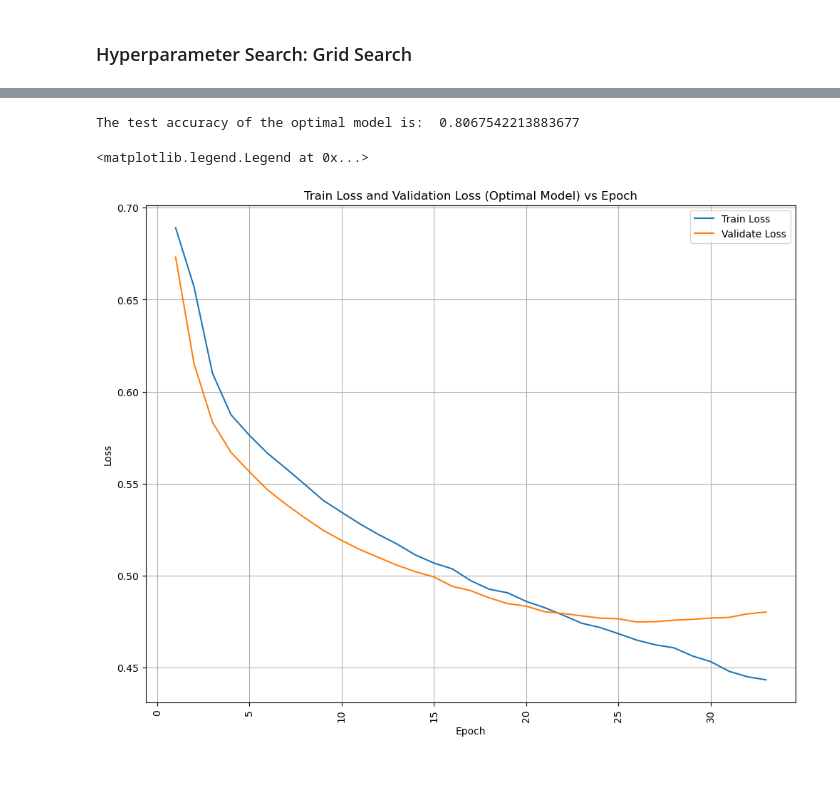
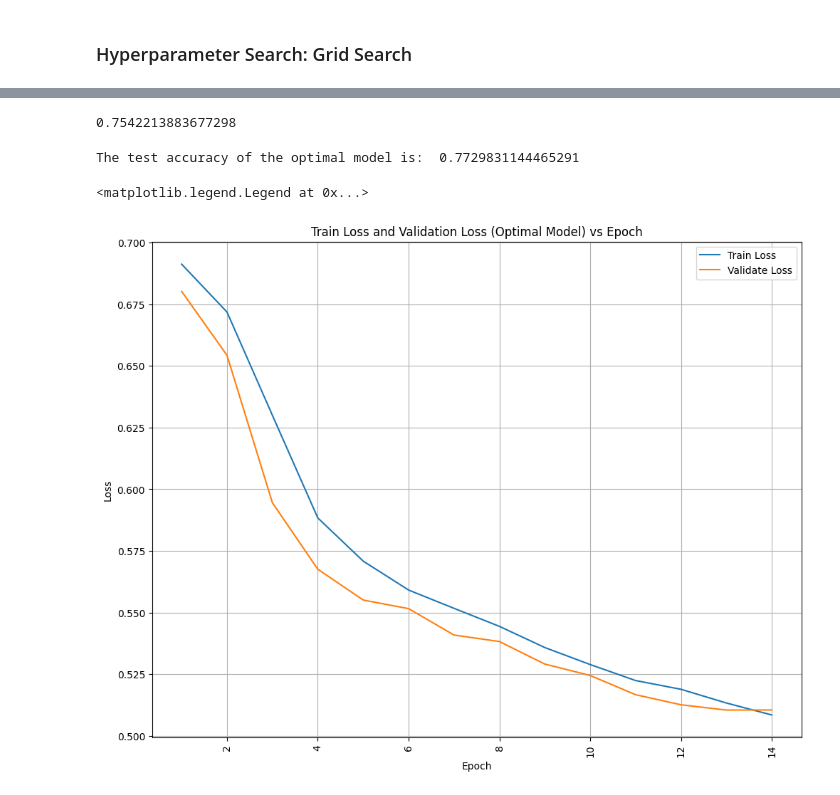
Before and after one commit to HiIAmTzeKean/SC4002-NLP, a Jupyter notebook: part_2.ipynb, the cells around one changed output, grey strips where cells are left out. Cells and saved outputs as stored; diff of their text form; code cells hidden in the pictures.

```diff
--- a/part_2.ipynb
+++ b/part_2.ipynb
@@ -806,0 +1131,6 @@ The results show that max pooling achieves a better result than just passing the
+# %%
+max_pool_rnn_sorted_both = MaxPoolRNN(input_size=EMBEDDING_DIM, hidden_size=HIDDEN_SIZE, num_layers=2, num_classes=1, embedding_matrix_torch=word_embeddings.to_tensor, padding_idx=word_embeddings.pad_idx)
+optim = torch.optim.Adam(max_pool_rnn_sorted_both.parameters(), lr=0.0001)
+criterion = nn.BCELoss()
+
+train_acc_max_sorted_both, validation_acc_max_sorted_both, train_loss_max_sorted_both, validation_loss_max_sorted_both = train_early_stop(max_pool_rnn_sorted_both, optim, criterion, train_dataloader_sorted, validation_dataloader_sorted, patience=5)
@@ -806,0 +1155,6 @@ The results show that max pooling achieves a better result than just passing the
+# %%
+plot({"Train Acc": train_acc_max_sorted_both, "Validation Acc": validation_acc_max_sorted_both}, x_label="Epochs", y_label="Accuracy", title="Max Pooling RNN Training and Validation Accuracy (Sorted)")
+plot({"Train Loss": train_loss_max_sorted_both, "Validation Loss": validation_loss_max_sorted_both}, x_label="Epochs", y_label="Accuracy", title="Max Pooling RNN Training and Validation Loss (Sorted)")
+
+i = validation_loss_max_sorted_both.index(min(validation_loss_max_sorted_both))
+print("best performance (lowest validation loss) with validation acc:", validation_acc_max_sorted_both[i], "validation loss:", validation_loss_max_sorted_both[i])
@@ -996,24 +1374,6 @@ best_no_epoch = 100
 hidden_size=128
 num_layers=2
 dropout=0.3
-
-train_dataloader_sorted = DataLoader(
-          train_dataset_ed_sorted,
-          batch_size=best_bs,
-          shuffle=False,
-          collate_fn=lambda x: pad_collate(x, pad_value),
-      )
-
-
-
-# # use an unsorted test dataset
-test_dataset_ed_sorted = EmbeddingsDataset(test_dataset["text"], test_dataset["label"], sort=True)
-test_dataloader_unsorted = DataLoader(
-    test_dataset_ed_sorted,
-    batch_size=best_bs,
-    shuffle=True,
-    collate_fn=lambda x: pad_collate(x, pad_value),
-)
 # %%
 # Test loop
 # (0.0001, 32, 0, 100): Early Stopped at 33th epoch
@@ -1026,9 +1386,9 @@ def train_optimal_model(best_bs=best_bs, best_lr=best_lr, best_no_epoch=best_no_
     opt_model = FinalVanillaRNN(input_size=EMBEDDING_DIM, hidden_size=hidden_size, num_layers=num_layers, num_classes=1, drop_out=dropout, embedding_matrix_torch=word_embeddings.to_tensor, padding_idx=word_embeddings.pad_idx)
     criterion = nn.BCELoss()
     optim = best_optimizer(opt_model.parameters(), lr=best_lr)
-    for i in range(33):
+    for i in range(14):
         train_loss, train_acc = train_loop_bce(train_dataloader_sorted, opt_model, criterion, optim)
-        validate_loss, validate_acc = test_loop_bce(validation_dataloader_sorted, opt_model, criterion)
+        validate_loss, validate_acc = test_loop_bce(validation_dataloader, opt_model, criterion)
         validation_accs.append(validate_acc)
         validation_losses.append(validate_loss)
         train_losses.append(train_loss)
@@ -1038,25 +1398,29 @@ def train_optimal_model(best_bs=best_bs, best_lr=best_lr, best_no_epoch=best_no_
 # using our best model
 optimal_model_RNN, validation_accs, validation_losses, train_losses, train_accs = train_optimal_model()
 torch.save(optimal_model_RNN, "optimal_model_RNN")
-test_acc = test_performance(test_dataloader_unsorted, optimal_model_RNN)
+# %%
+max(validation_accs)
+# %% [output]
+0.7542213883677298
 # %%
+test_acc = test_performance(test_dataloader, optimal_model_RNN)
 print("The test accuracy of the optimal model is: ", test_acc)
 # %% [output]
-The test accuracy of the optimal model is:  0.8067542213883677
+The test accuracy of the optimal model is:  0.7729831144465291
 # %%
 plt.figure(figsize=(10,8))
 plt.xticks(rotation=90)
 plt.xlabel("Epoch")
 plt.ylabel("Loss")
 plt.title("Train Loss and Validation Loss (Optimal Model) vs Epoch")
 plt.grid(True)
 plt.tight_layout()
-plt.plot([i+1 for i in range(33)], train_losses, label="Train Loss")
-plt.plot([i+1 for i in range(33)], validation_losses, label="Validate Loss")
+plt.plot([i+1 for i in range(14)], train_losses, label="Train Loss")
+plt.plot([i+1 for i in range(14)], validation_losses, label="Validate Loss")
 plt.legend()
 # %% [output]
 <matplotlib.legend.Legend at 0x...>
-[figure, old version]
+[figure, new version]
 # %%
 plt.figure(figsize=(10,8))
 plt.xticks(rotation=90)
```
Also changed, not shown: parts of 66 cells of this notebook, 3 other files.
